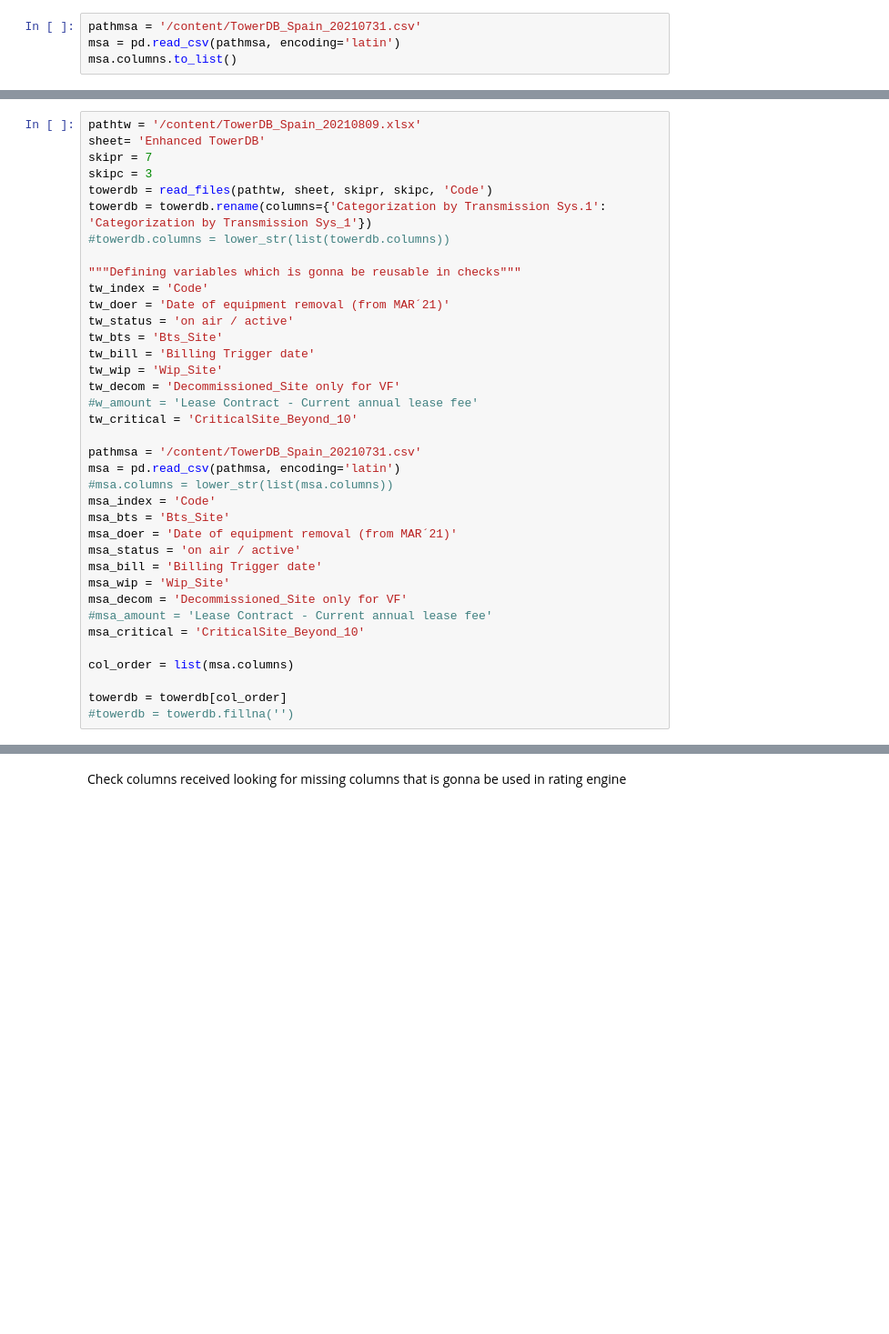
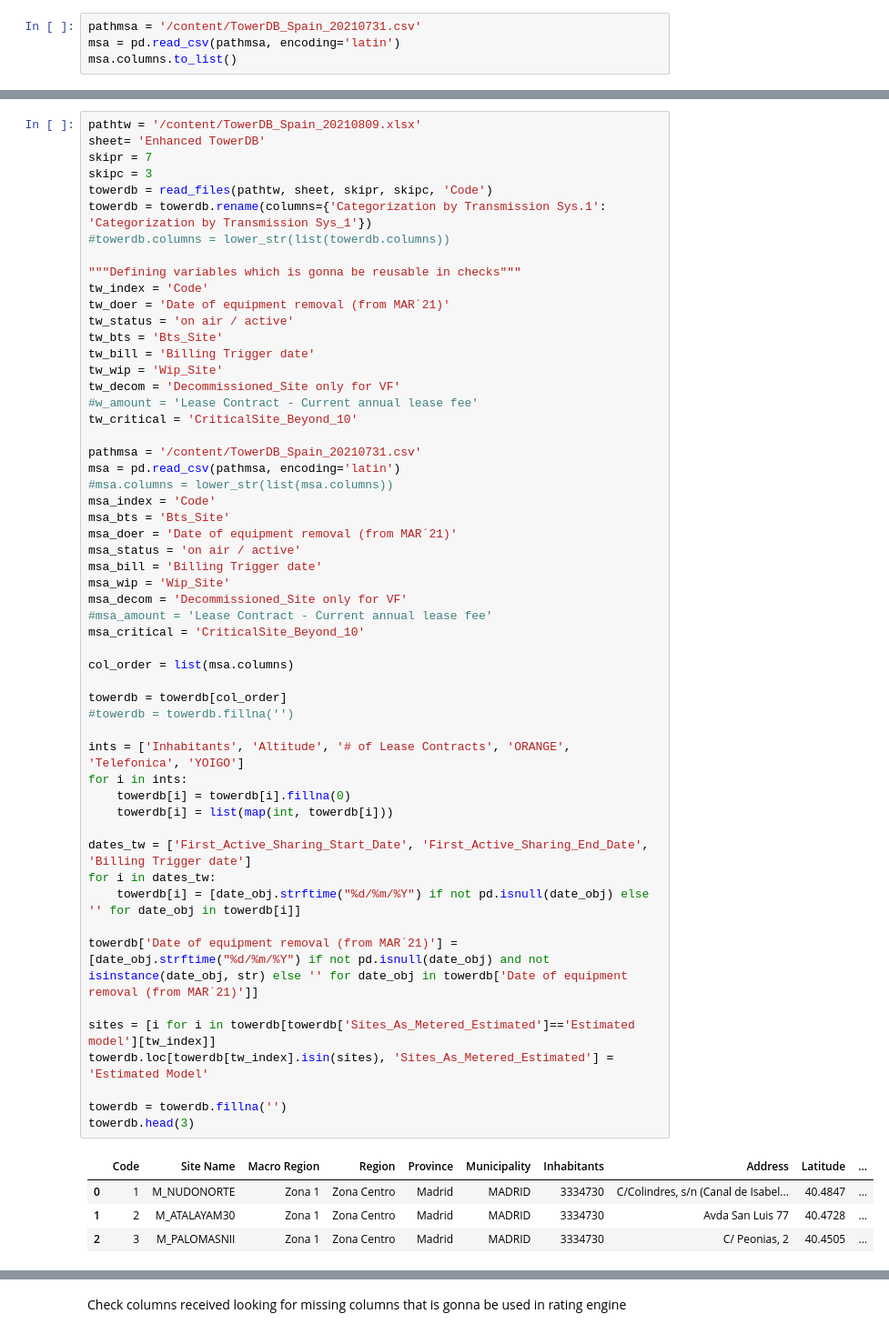
Before and after one commit to emerenan/xlsx_validation, a Jupyter notebook: es_validation.ipynb, the cells around one changed output, grey strips where cells are left out. Shown at 91% size. Drawn from its saved outputs; the diff is of its cells as text; blank space fills up the shorter version.

```diff
--- a/es_validation.ipynb
+++ b/es_validation.ipynb
@@ -1020,30 +1018,52 @@ towerdb = towerdb.rename(columns={'Categorization by Transmission Sys.1': 'Categ
 #towerdb.columns = lower_str(list(towerdb.columns))
 
 """Defining variables which is gonna be reusable in checks"""
 tw_index = 'Code'
 tw_doer = 'Date of equipment removal (from MAR´21)'
 tw_status = 'on air / active'
 tw_bts = 'Bts_Site'
 tw_bill = 'Billing Trigger date'
 tw_wip = 'Wip_Site'
 tw_decom = 'Decommissioned_Site only for VF'
 #w_amount = 'Lease Contract - Current annual lease fee'
 tw_critical = 'CriticalSite_Beyond_10'
 
 pathmsa = '/content/TowerDB_Spain_20210731.csv'
 msa = pd.read_csv(pathmsa, encoding='latin')
 #msa.columns = lower_str(list(msa.columns))
 msa_index = 'Code'
 msa_bts = 'Bts_Site'
 msa_doer = 'Date of equipment removal (from MAR´21)'
 msa_status = 'on air / active'
 msa_bill = 'Billing Trigger date'
 msa_wip = 'Wip_Site'
 msa_decom = 'Decommissioned_Site only for VF'
 #msa_amount = 'Lease Contract - Current annual lease fee'
 msa_critical = 'CriticalSite_Beyond_10'
 
 col_order = list(msa.columns)
 
 towerdb = towerdb[col_order]
 #towerdb = towerdb.fillna('')
+
+ints = ['Inhabitants', 'Altitude', '# of Lease Contracts', 'ORANGE', 'Telefonica', 'YOIGO']
+for i in ints:
+    towerdb[i] = towerdb[i].fillna(0)
+    towerdb[i] = list(map(int, towerdb[i]))
+
+dates_tw = ['First_Active_Sharing_Start_Date', 'First_Active_Sharing_End_Date', 'Billing Trigger date']
+for i in dates_tw:
+    towerdb[i] = [date_obj.strftime("%d/%m/%Y") if not pd.isnull(date_obj) else '' for date_obj in towerdb[i]]
+
+towerdb['Date of equipment removal (from MAR´21)'] = [date_obj.strftime("%d/%m/%Y") if not pd.isnull(date_obj) and not isinstance(date_obj, str) else '' for date_obj in towerdb['Date of equipment removal (from MAR´21)']]
+
+sites = [i for i in towerdb[towerdb['Sites_As_Metered_Estimated']=='Estimated model'][tw_index]]
+towerdb.loc[towerdb[tw_index].isin(sites), 'Sites_As_Metered_Estimated'] = 'Estimated Model'
+
+towerdb = towerdb.fillna('')
+towerdb.head(3)
+# %% [output]
+|  | Code | Site Name | Macro Region | Region | Province | Municipality | Inhabitants | Address | Latitude | ... |
+| 0 | 1 | M_NUDONORTE | Zona 1 | Zona Centro | Madrid | MADRID | 3334730 | C/Colindres, s/n (Canal de Isabel... | 40.4847 | ... |
+| 1 | 2 | M_ATALAYAM30 | Zona 1 | Zona Centro | Madrid | MADRID | 3334730 | Avda San Luis 77 | 40.4728 | ... |
+| 2 | 3 | M_PALOMASNII | Zona 1 | Zona Centro | Madrid | MADRID | 3334730 | C/ Peonias, 2 | 40.4505 | ... |
```
Also changed, not shown: parts of 9 cells of this notebook.
